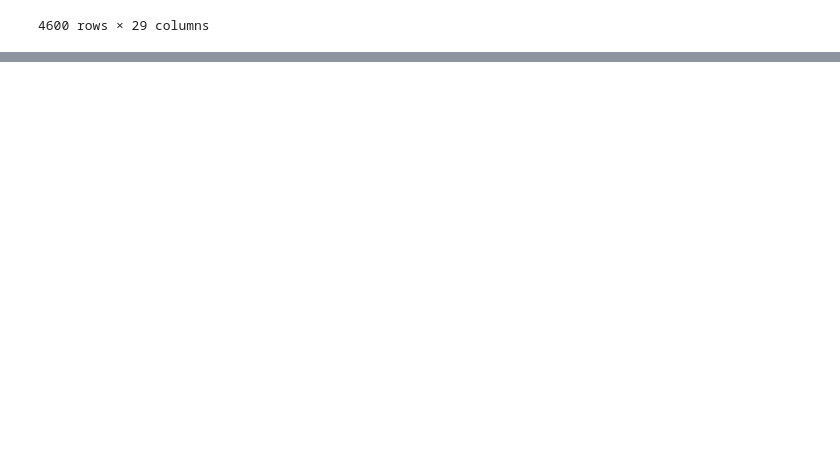
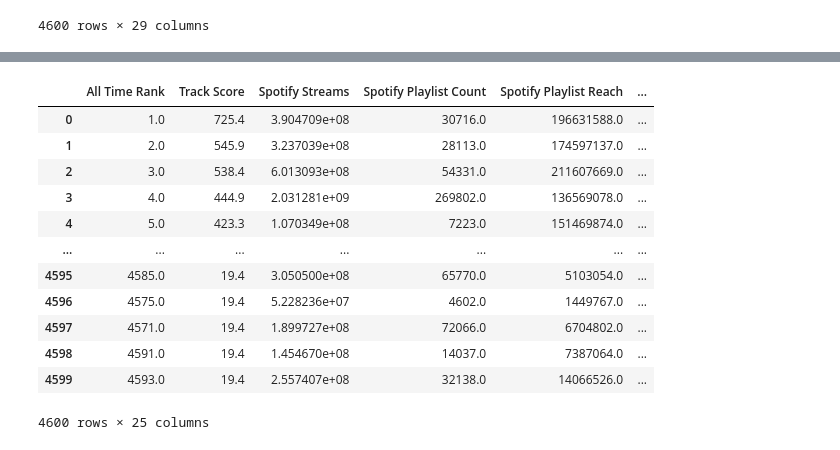
Before and after one commit to yihanguo/LLM-LASSO-SELF-EXPLORATIN, a Jupyter notebook: exploration.ipynb, the cells around one changed output, grey strips where cells are left out. Drawn from its saved outputs; the diff is of its cells as text; code cells hidden in the pictures; blank space fills up the shorter version.

```diff
--- a/exploration.ipynb
+++ b/exploration.ipynb
@@ -319,0 +335,17 @@ spotify
+# %%
+numerical = spotify.select_dtypes(include=["number"])
+numerical
+# %% [output]
+|  | All Time Rank | Track Score | Spotify Streams | Spotify Playlist Count | Spotify Playlist Reach | ... |
+| 0 | 1.0 | 725.4 | 3.904709e+08 | 30716.0 | 196631588.0 | ... |
+| 1 | 2.0 | 545.9 | 3.237039e+08 | 28113.0 | 174597137.0 | ... |
+| 2 | 3.0 | 538.4 | 6.013093e+08 | 54331.0 | 211607669.0 | ... |
+| 3 | 4.0 | 444.9 | 2.031281e+09 | 269802.0 | 136569078.0 | ... |
+| 4 | 5.0 | 423.3 | 1.070349e+08 | 7223.0 | 151469874.0 | ... |
+| ... | ... | ... | ... | ... | ... | ... |
+| 4595 | 4585.0 | 19.4 | 3.050500e+08 | 65770.0 | 5103054.0 | ... |
+| 4596 | 4575.0 | 19.4 | 5.228236e+07 | 4602.0 | 1449767.0 | ... |
+| 4597 | 4571.0 | 19.4 | 1.899727e+08 | 72066.0 | 6704802.0 | ... |
+| 4598 | 4591.0 | 19.4 | 1.454670e+08 | 14037.0 | 7387064.0 | ... |
+| 4599 | 4593.0 | 19.4 | 2.557407e+08 | 32138.0 | 14066526.0 | ... |
+4600 rows × 25 columns
```
Also changed, not shown: parts of 7 cells of this notebook, 9 other files.
